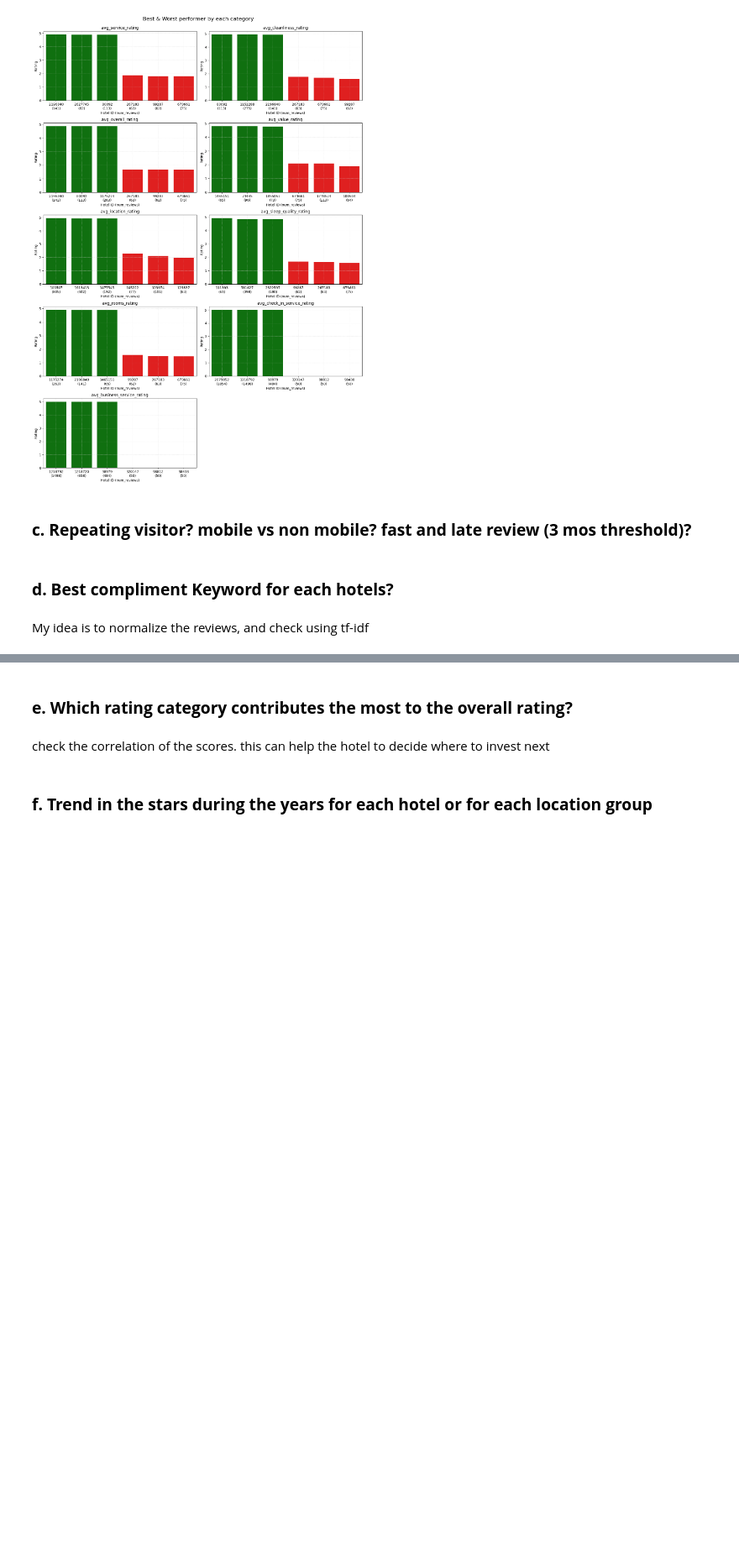
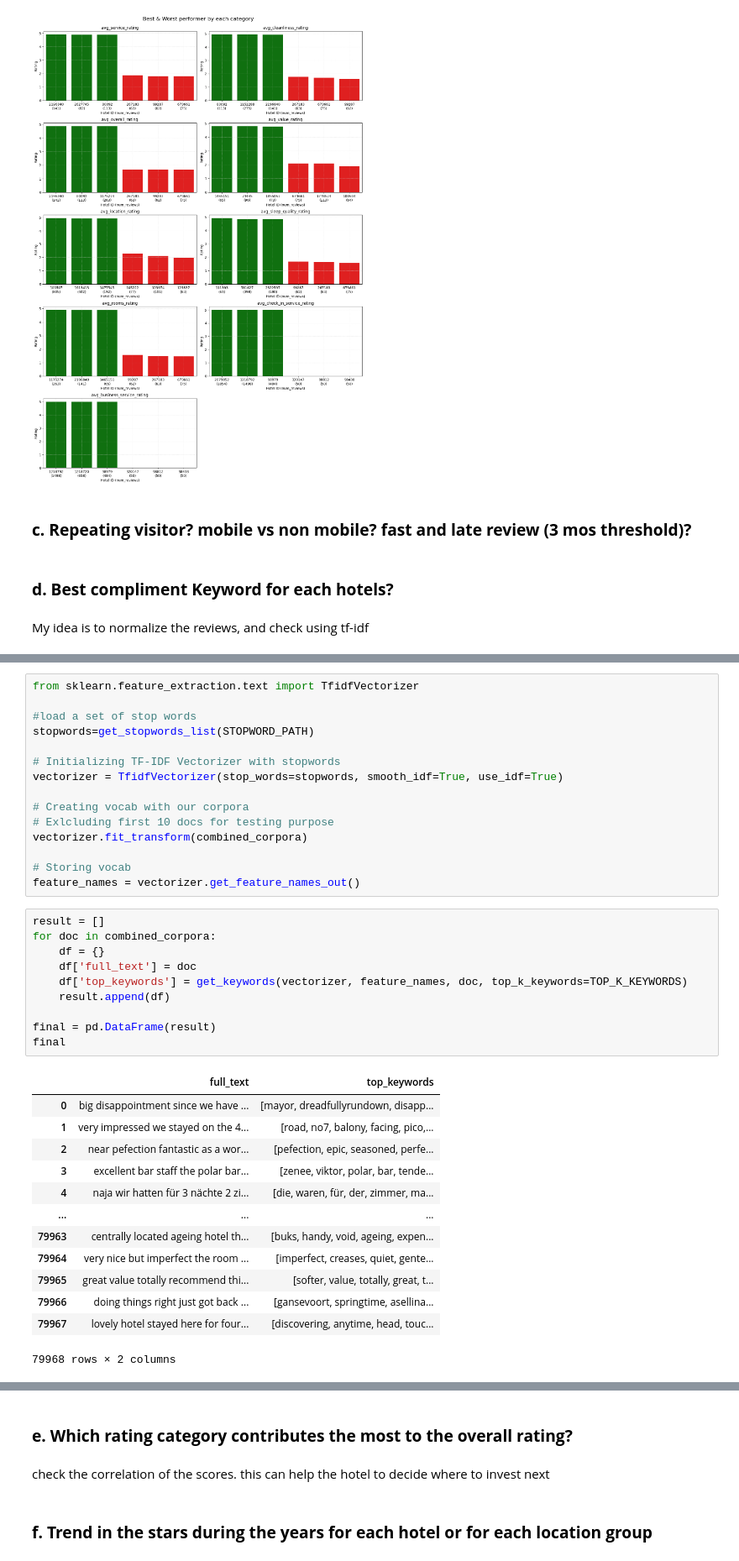
Before and after one commit to nadiavictoria/IS512-Hotel-Analytics, a Jupyter notebook: notebooks/02_exploratory_analysis.ipynb, the cells around one changed output, grey strips where cells are left out. Shown at 84% size. Saved outputs shown, nothing was run; the diff lists cells and outputs as text; blank space fills up the shorter version.

```diff
--- a/notebooks/02_exploratory_analysis.ipynb
+++ b/notebooks/02_exploratory_analysis.ipynb
@@ -1158,0 +1218,39 @@ My idea is to normalize the reviews, and check using tf-idf
+# %%
+from sklearn.feature_extraction.text import TfidfVectorizer
+
+#load a set of stop words
+stopwords=get_stopwords_list(STOPWORD_PATH)
+
+# Initializing TF-IDF Vectorizer with stopwords
+vectorizer = TfidfVectorizer(stop_words=stopwords, smooth_idf=True, use_idf=True)
+
+# Creating vocab with our corpora
+# Exlcluding first 10 docs for testing purpose
+vectorizer.fit_transform(combined_corpora)
+
+# Storing vocab
+feature_names = vectorizer.get_feature_names_out()
+# %%
+result = []
+for doc in combined_corpora:
+    df = {}
+    df['full_text'] = doc
+    df['top_keywords'] = get_keywords(vectorizer, feature_names, doc, top_k_keywords=TOP_K_KEYWORDS)
+    result.append(df)
+
+final = pd.DataFrame(result)
+final
+# %% [output]
+|  | full_text | top_keywords |
+| 0 | big disappointment since we have ... | [mayor, dreadfullyrundown, disapp... |
+| 1 | very impressed we stayed on the 4... | [road, no7, balony, facing, pico,... |
+| 2 | near pefection fantastic as a wor... | [pefection, epic, seasoned, perfe... |
+| 3 | excellent bar staff the polar bar... | [zenee, viktor, polar, bar, tende... |
+| 4 | naja wir hatten für 3 nächte 2 zi... | [die, waren, für, der, zimmer, ma... |
+| ... | ... | ... |
+| 79963 | centrally located ageing hotel th... | [buks, handy, void, ageing, expen... |
+| 79964 | very nice but imperfect the room ... | [imperfect, creases, quiet, gente... |
+| 79965 | great value totally recommend thi... | [softer, value, totally, great, t... |
+| 79966 | doing things right just got back ... | [gansevoort, springtime, asellina... |
+| 79967 | lovely hotel stayed here for four... | [discovering, anytime, head, touc... |
+79968 rows × 2 columns
```
Also changed, not shown: parts of 14 cells of this notebook, 3 other files.
